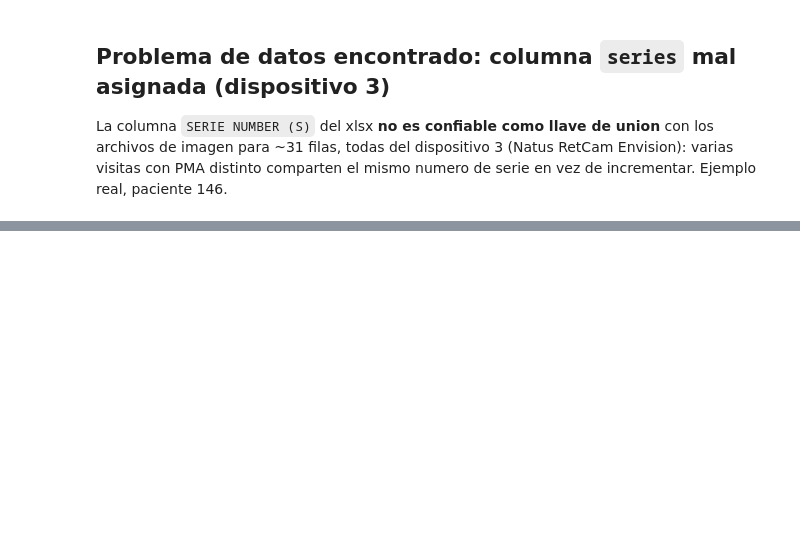
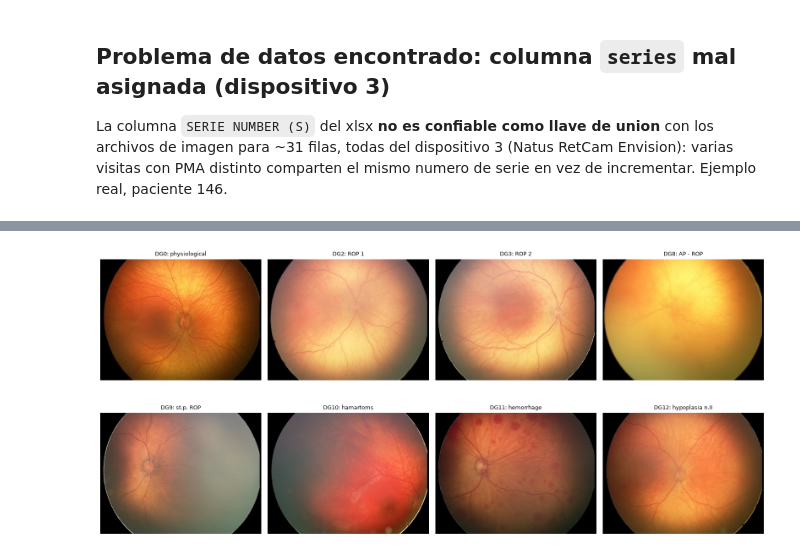
Before and after one commit to JuanSho780/ROP_paper, a Jupyter notebook: system/eda/eda_ridirp.ipynb, the cells around one changed output, grey strips where cells are left out. Saved outputs shown, nothing was run; the diff lists cells and outputs as text; code cells hidden in the pictures; blank space fills up the shorter version.

```diff
--- a/system/eda/eda_ridirp.ipynb
+++ b/system/eda/eda_ridirp.ipynb
@@ -232,0 +474,23 @@ La columna `SERIE NUMBER (S)` del xlsx **no es confiable como llave de union** c
+# %%
+# Muestra visual: una imagen de cada diagnostico (cuando existe), para tener una referencia real
+sample_files = sorted(EXTRACTED_DIR.glob("*.jpg"))
+by_dg = {}
+for p in sample_files:
+    m = re.search(r"_DG(\d+)_", p.name)
+    if m:
+        dg = int(m.group(1))
+        by_dg.setdefault(dg, p)
+    if len(by_dg) >= 8:
+        break
+
+fig, axes = plt.subplots(2, 4, figsize=(16, 8))
+for ax in axes.flat:
+    ax.axis("off")
+for ax, (dg, path) in zip(axes.flat, sorted(by_dg.items())):
+    img = Image.open(path)
+    ax.imshow(img)
+    ax.set_title(f"DG{dg}: {dg_names.get(dg, '?')}", fontsize=9)
+plt.tight_layout()
+plt.show()
+# %% [output]
+[figure, added]
```
Also changed, not shown: parts of 17 cells of this notebook, 3 other files.
